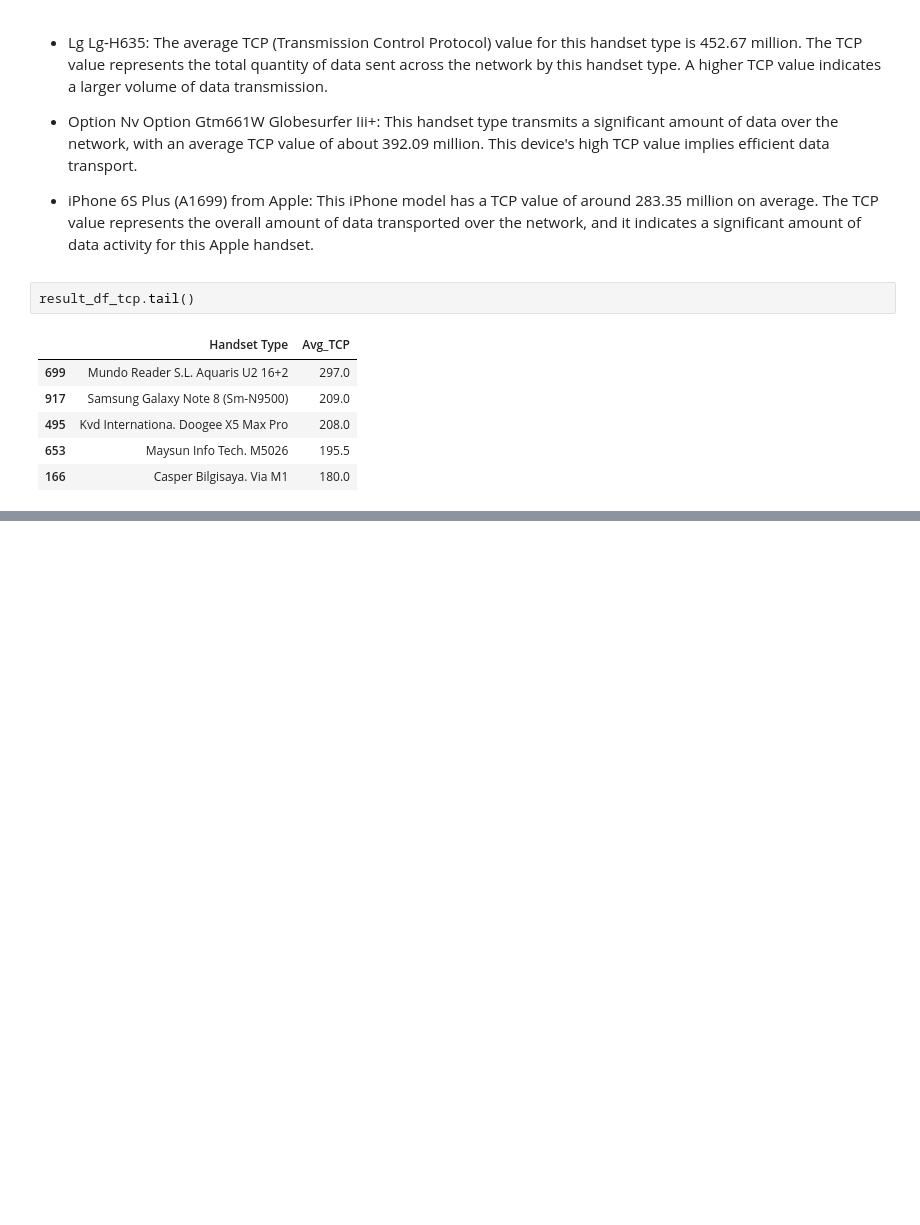
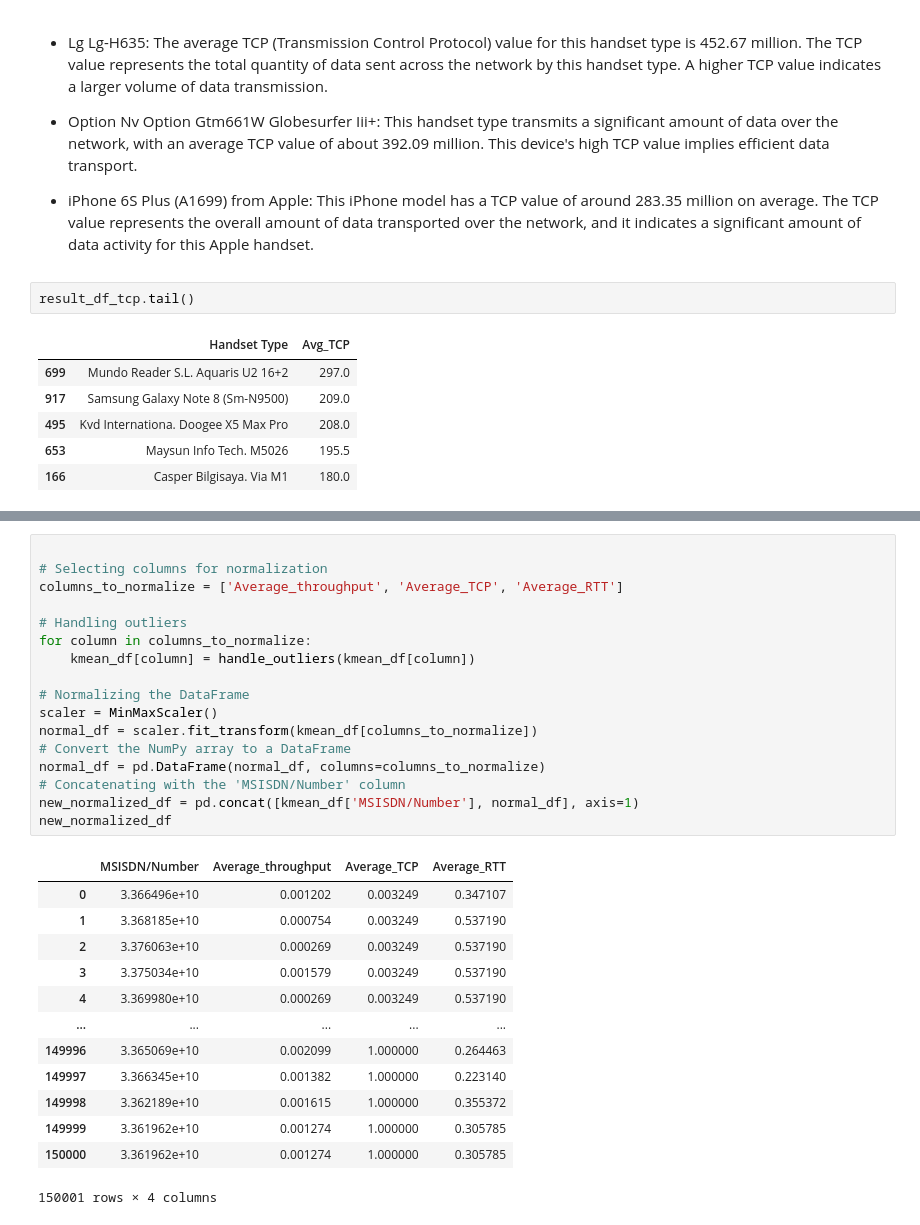
Before and after one commit to Azizadx/user_analytics_in_the_telecommunication, a Jupyter notebook: notebooks/experence_analytics/experence_analytics.ipynb, the cells around one changed output, grey strips where cells are left out. Drawn from its saved outputs; the diff is of its cells as text; blank space fills up the shorter version.

```diff
--- a/notebooks/experence_analytics/experence_analytics.ipynb
+++ b/notebooks/experence_analytics/experence_analytics.ipynb
@@ -448,0 +499,31 @@ result_df_tcp.tail()
+# %%
+
+# Selecting columns for normalization
+columns_to_normalize = ['Average_throughput', 'Average_TCP', 'Average_RTT']
+
+# Handling outliers
+for column in columns_to_normalize:
+    kmean_df[column] = handle_outliers(kmean_df[column])
+
+# Normalizing the DataFrame
+scaler = MinMaxScaler()
+normal_df = scaler.fit_transform(kmean_df[columns_to_normalize])
+# Convert the NumPy array to a DataFrame
+normal_df = pd.DataFrame(normal_df, columns=columns_to_normalize)
+# Concatenating with the 'MSISDN/Number' column
+new_normalized_df = pd.concat([kmean_df['MSISDN/Number'], normal_df], axis=1)
+new_normalized_df
+# %% [output]
+|  | MSISDN/Number | Average_throughput | Average_TCP | Average_RTT |
+| 0 | 3.366496e+10 | 0.001202 | 0.003249 | 0.347107 |
+| 1 | 3.368185e+10 | 0.000754 | 0.003249 | 0.537190 |
+| 2 | 3.376063e+10 | 0.000269 | 0.003249 | 0.537190 |
+| 3 | 3.375034e+10 | 0.001579 | 0.003249 | 0.537190 |
+| 4 | 3.369980e+10 | 0.000269 | 0.003249 | 0.537190 |
+| ... | ... | ... | ... | ... |
+| 149996 | 3.365069e+10 | 0.002099 | 1.000000 | 0.264463 |
+| 149997 | 3.366345e+10 | 0.001382 | 1.000000 | 0.223140 |
+| 149998 | 3.362189e+10 | 0.001615 | 1.000000 | 0.355372 |
+| 149999 | 3.361962e+10 | 0.001274 | 1.000000 | 0.305785 |
+| 150000 | 3.361962e+10 | 0.001274 | 1.000000 | 0.305785 |
+150001 rows × 4 columns
```
Also changed, not shown: parts of 15 cells of this notebook.
